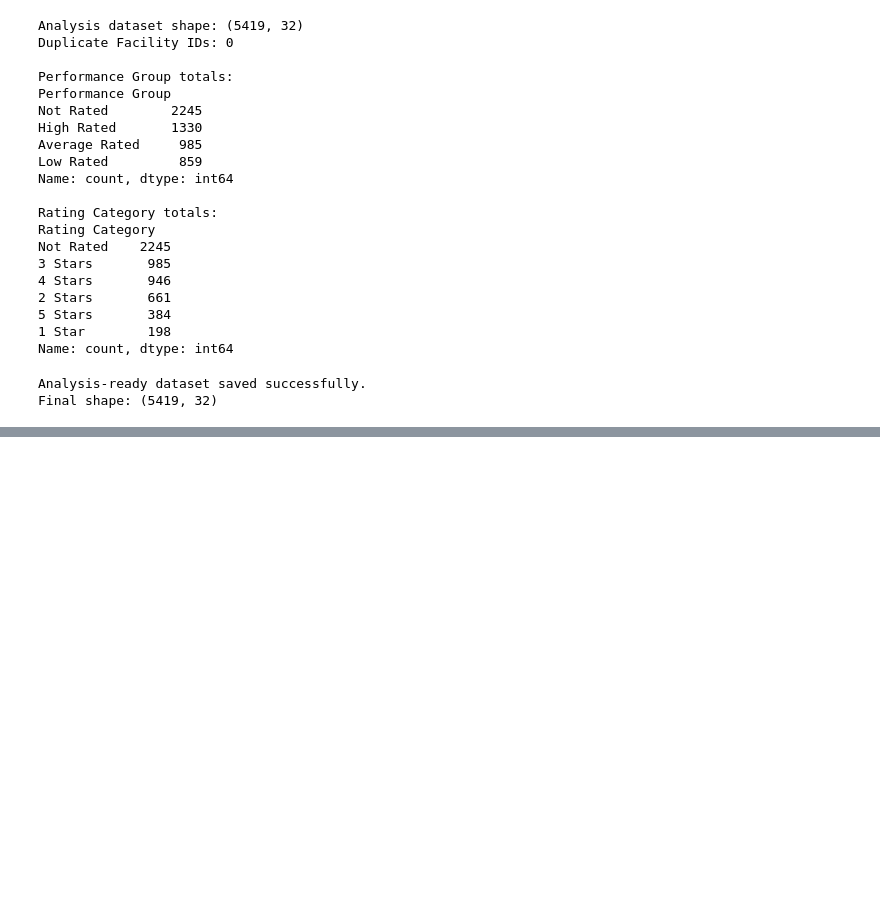
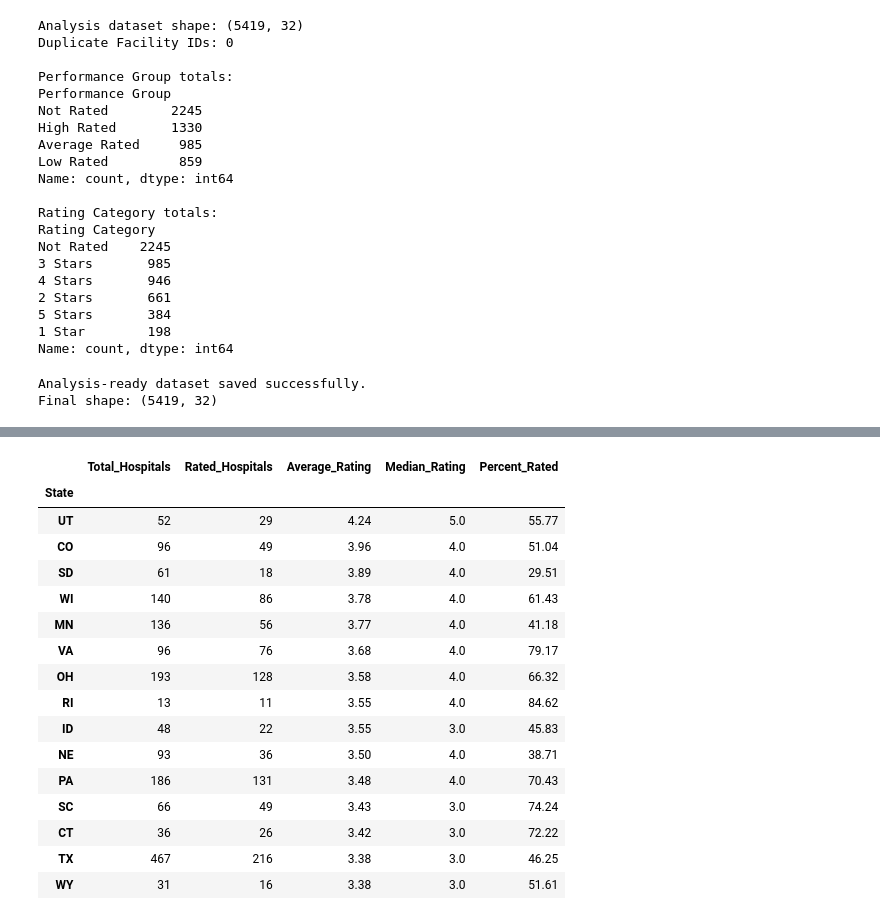
Before and after one commit to kirui-star/cms-hospital-data-analysis, a Jupyter notebook: hospital_analysis.ipynb, the cells around one changed output, grey strips where cells are left out. Cells and saved outputs as stored; diff of their text form; code cells hidden in the pictures; blank space fills up the shorter version.

Commit message:
Complete exploratory data analysis and Corewell comparison

```diff
--- a/hospital_analysis.ipynb
+++ b/hospital_analysis.ipynb
@@ -434,0 +585,42 @@ Final shape: (5419, 32)
+# %%
+state_summary = (
+    df_analysis
+    .groupby("State")
+    .agg(
+        Total_Hospitals=("Facility ID", "count"),
+        Rated_Hospitals=("Hospital overall rating", "count"),
+        Average_Rating=("Hospital overall rating", "mean"),
+        Median_Rating=("Hospital overall rating", "median")
+    )
+)
+
+state_summary["Percent_Rated"] = (
+    state_summary["Rated_Hospitals"]
+    / state_summary["Total_Hospitals"]
+    * 100
+)
+
+state_summary = state_summary.sort_values(
+    "Average_Rating",
+    ascending=False
+).round(2)
+
+state_summary.head(15)
+# %% [output]
+|  | Total_Hospitals | Rated_Hospitals | Average_Rating | Median_Rating | Percent_Rated |
+| State |  |  |  |  |  |
+| UT | 52 | 29 | 4.24 | 5.0 | 55.77 |
+| CO | 96 | 49 | 3.96 | 4.0 | 51.04 |
+| SD | 61 | 18 | 3.89 | 4.0 | 29.51 |
+| WI | 140 | 86 | 3.78 | 4.0 | 61.43 |
+| MN | 136 | 56 | 3.77 | 4.0 | 41.18 |
+| VA | 96 | 76 | 3.68 | 4.0 | 79.17 |
+| OH | 193 | 128 | 3.58 | 4.0 | 66.32 |
+| RI | 13 | 11 | 3.55 | 4.0 | 84.62 |
+| ID | 48 | 22 | 3.55 | 3.0 | 45.83 |
+| NE | 93 | 36 | 3.50 | 4.0 | 38.71 |
+| PA | 186 | 131 | 3.48 | 4.0 | 70.43 |
+| SC | 66 | 49 | 3.43 | 3.0 | 74.24 |
+| CT | 36 | 26 | 3.42 | 3.0 | 72.22 |
+| TX | 467 | 216 | 3.38 | 3.0 | 46.25 |
+| WY | 31 | 16 | 3.38 | 3.0 | 51.61 |
```
Also changed, not shown: parts of 16 cells of this notebook.
